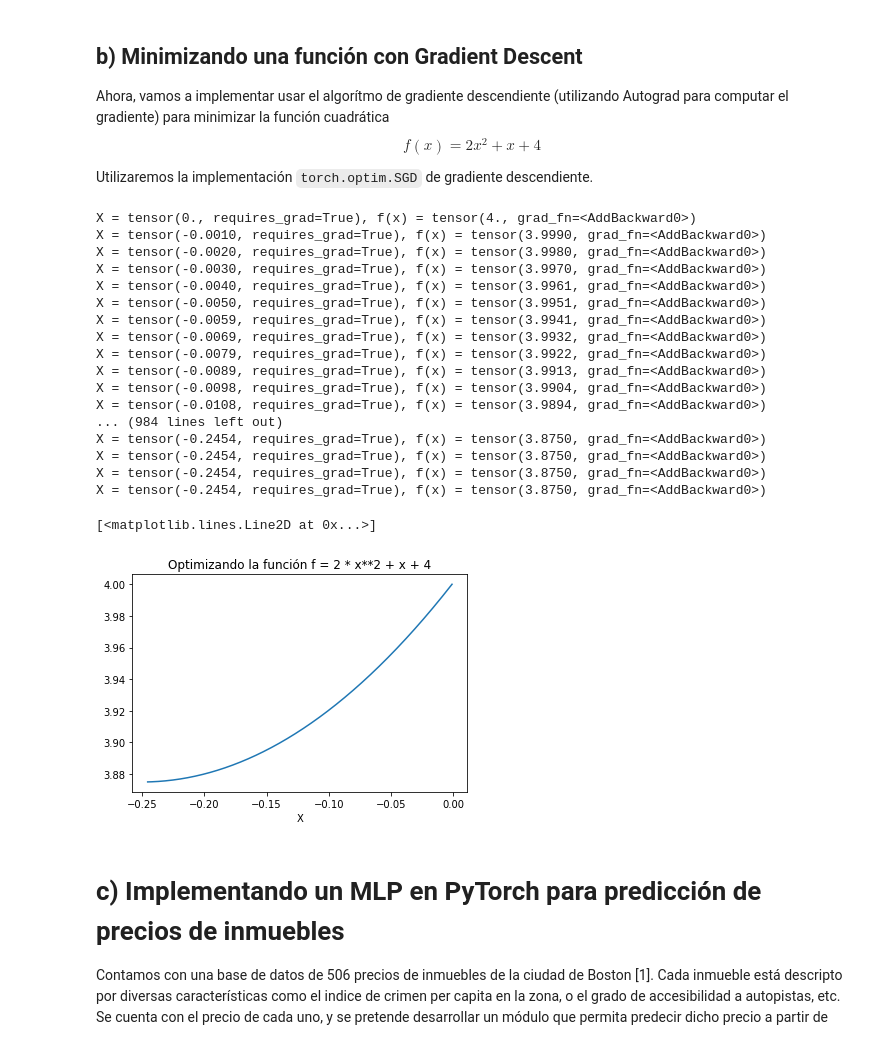
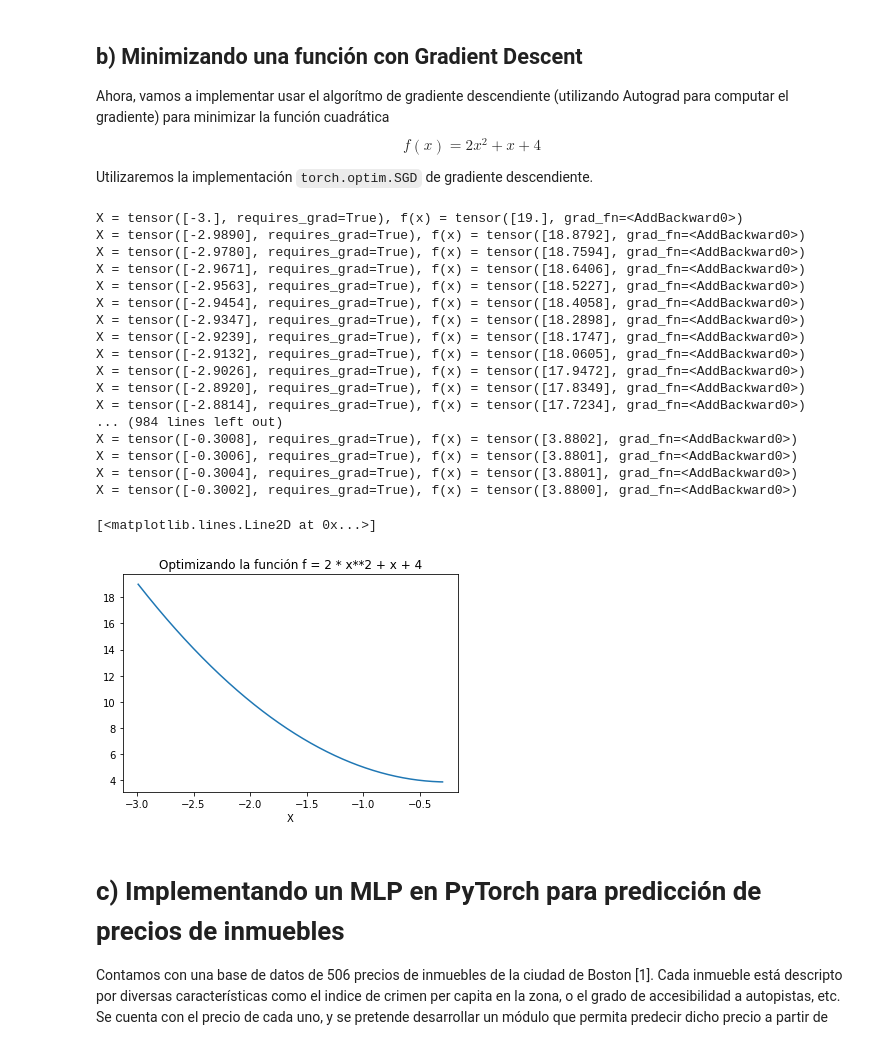
Before and after one commit to EmilianoLS/DiTellaML, a Jupyter notebook: Deep Learning/Practica_2_Estudiantes.ipynb, the cells around one changed output. Drawn from its saved outputs; the diff is of its cells as text; code cells hidden in the pictures.

```diff
--- a/Deep Learning/Practica_2_Estudiantes.ipynb
+++ b/Deep Learning/Practica_2_Estudiantes.ipynb
@@ -29,0 +19,11 @@ tensor(0.7311, grad_fn=<MulBackward0>)
+# %%
+import torch
+
+# Declaro los tensores x y w
+x = torch.tensor([-1.,-2.], requires_grad = True)
+w = torch.tensor([2.,-3., -3.], requires_grad = True)
+
+# Defino la funcion sinusoide
+f = 1/(1 + torch.exp(-(w[0]*x[0] + w[1]*x[1] + w[2])))
+
+print(f)
@@ -47,60 +49,60 @@ Utilizaremos la implementación `torch.optim.SGD` de gradiente descendiente.
 import matplotlib.pyplot as plt
 
 # Definir la variable que será el parámetro a optimizar
-x = torch.tensor(.....)
+x = torch.tensor([-3.], requires_grad = True)
 
 # Definir el optimizador, indicando el parámetro a optimizar y el learning rate
-optimizer = torch.optim.SGD( .... )
+optimizer = torch.optim.SGD([x], lr = 0.001)
 
 # Acumuladores que usaremos para guardar los valores sucesivos de x, y
 f_values = []
 x_values = []
 
 # Loop de optimización
 for i in range(1000):
 
     # Setemos en 0 los gradientes de todos los elementos
-    optimizer.....
+    optimizer.zero_grad()
 
     # Pasada forward: ejecutar la función a minimizar
-    f = .....
+    f = 2 * x ** 2 + x + 4
 
     print("X = " + str(x) + ", f(x) = " + str(f))
 
     # Pasada backward: computar los gradientes
-    f......
+    f.backward()
 
     # Actualizar los pesos dando un paso de gradiente descendiente
-    optimizer....
+    optimizer.step()
 
     # Guardar los valores para luego plotearlos
     f_values.append(f.data.item())
     x_values.append(x.data.item())
 
 # Ploteo los valores
 plt.title("Optimizando la función f = 2 * x**2 + x + 4")
 plt.xlabel("X")
 plt.plot(x_values,f_values)
 # %% [output]
-X = tensor(0., requires_grad=True), f(x) = tensor(4., grad_fn=<AddBackward0>)
-X = tensor(-0.0010, requires_grad=True), f(x) = tensor(3.9990, grad_fn=<AddBackward0>)
-X = tensor(-0.0020, requires_grad=True), f(x) = tensor(3.9980, grad_fn=<AddBackward0>)
-X = tensor(-0.0030, requires_grad=True), f(x) = tensor(3.9970, grad_fn=<AddBackward0>)
-X = tensor(-0.0040, requires_grad=True), f(x) = tensor(3.9961, grad_fn=<AddBackward0>)
-X = tensor(-0.0050, requires_grad=True), f(x) = tensor(3.9951, grad_fn=<AddBackward0>)
-X = tensor(-0.0059, requires_grad=True), f(x) = tensor(3.9941, grad_fn=<AddBackward0>)
-X = tensor(-0.0069, requires_grad=True), f(x) = tensor(3.9932, grad_fn=<AddBackward0>)
-X = tensor(-0.0079, requires_grad=True), f(x) = tensor(3.9922, grad_fn=<AddBackward0>)
-X = tensor(-0.0089, requires_grad=True), f(x) = tensor(3.9913, grad_fn=<AddBackward0>)
-X = tensor(-0.0098, requires_grad=True), f(x) = tensor(3.9904, grad_fn=<AddBackward0>)
-X = tensor(-0.0108, requires_grad=True), f(x) = tensor(3.9894, grad_fn=<AddBackward0>)
+X = tensor([-3.], requires_grad=True), f(x) = tensor([19.], grad_fn=<AddBackward0>)
+X = tensor([-2.9890], requires_grad=True), f(x) = tensor([18.8792], grad_fn=<AddBackward0>)
+X = tensor([-2.9780], requires_grad=True), f(x) = tensor([18.7594], grad_fn=<AddBackward0>)
+X = tensor([-2.9671], requires_grad=True), f(x) = tensor([18.6406], grad_fn=<AddBackward0>)
+X = tensor([-2.9563], requires_grad=True), f(x) = tensor([18.5227], grad_fn=<AddBackward0>)
+X = tensor([-2.9454], requires_grad=True), f(x) = tensor([18.4058], grad_fn=<AddBackward0>)
+X = tensor([-2.9347], requires_grad=True), f(x) = tensor([18.2898], grad_fn=<AddBackward0>)
+X = tensor([-2.9239], requires_grad=True), f(x) = tensor([18.1747], grad_fn=<AddBackward0>)
+X = tensor([-2.9132], requires_grad=True), f(x) = tensor([18.0605], grad_fn=<AddBackward0>)
+X = tensor([-2.9026], requires_grad=True), f(x) = tensor([17.9472], grad_fn=<AddBackward0>)
+X = tensor([-2.8920], requires_grad=True), f(x) = tensor([17.8349], grad_fn=<AddBackward0>)
+X = tensor([-2.8814], requires_grad=True), f(x) = tensor([17.7234], grad_fn=<AddBackward0>)
 ... (984 lines left out)
-X = tensor(-0.2454, requires_grad=True), f(x) = tensor(3.8750, grad_fn=<AddBackward0>)
-X = tensor(-0.2454, requires_grad=True), f(x) = tensor(3.8750, grad_fn=<AddBackward0>)
-X = tensor(-0.2454, requires_grad=True), f(x) = tensor(3.8750, grad_fn=<AddBackward0>)
-X = tensor(-0.2454, requires_grad=True), f(x) = tensor(3.8750, grad_fn=<AddBackward0>)
+X = tensor([-0.3008], requires_grad=True), f(x) = tensor([3.8802], grad_fn=<AddBackward0>)
+X = tensor([-0.3006], requires_grad=True), f(x) = tensor([3.8801], grad_fn=<AddBackward0>)
+X = tensor([-0.3004], requires_grad=True), f(x) = tensor([3.8801], grad_fn=<AddBackward0>)
+X = tensor([-0.3002], requires_grad=True), f(x) = tensor([3.8800], grad_fn=<AddBackward0>)
 [<matplotlib.lines.Line2D at 0x...>]
-[figure, old version]
+[figure, new version]
 # %% [markdown]
 # c) Implementando un MLP en PyTorch para predicción de precios de inmuebles
 
```
Also changed, not shown: parts of 6 cells of this notebook.
